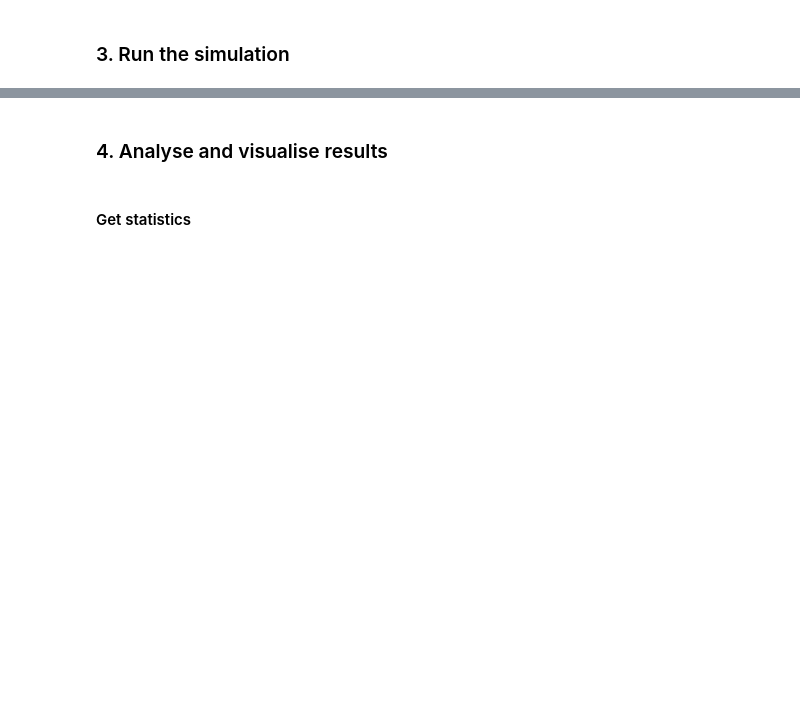
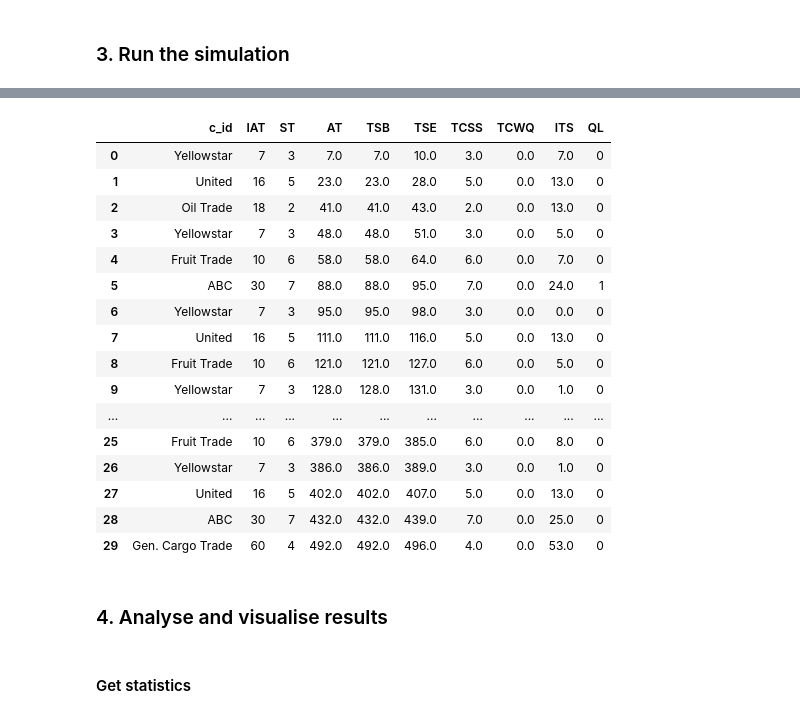
Before and after one commit to TUDelft-CITG/OpenQTSim, a Jupyter notebook: notebooks/Queueing theory - D D 1 example.ipynb, the cells around one changed output, grey strips where cells are left out. Saved outputs shown, nothing was run; the diff lists cells and outputs as text; code cells hidden in the pictures; blank space fills up the shorter version.

```diff
--- a/notebooks/Queueing theory - D D 1 example.ipynb
+++ b/notebooks/Queueing theory - D D 1 example.ipynb
@@ -74,3 +98,23 @@ KeyboardInterrupt:
+# %%
+sim.return_log()
+# %% [output]
+|  | c_id | IAT | ST | AT | TSB | TSE | TCSS | TCWQ | ITS | QL |
+| 0 | Yellowstar | 7 | 3 | 7.0 | 7.0 | 10.0 | 3.0 | 0.0 | 7.0 | 0 |
+| 1 | United | 16 | 5 | 23.0 | 23.0 | 28.0 | 5.0 | 0.0 | 13.0 | 0 |
+| 2 | Oil Trade | 18 | 2 | 41.0 | 41.0 | 43.0 | 2.0 | 0.0 | 13.0 | 0 |
+| 3 | Yellowstar | 7 | 3 | 48.0 | 48.0 | 51.0 | 3.0 | 0.0 | 5.0 | 0 |
+| 4 | Fruit Trade | 10 | 6 | 58.0 | 58.0 | 64.0 | 6.0 | 0.0 | 7.0 | 0 |
+| 5 | ABC | 30 | 7 | 88.0 | 88.0 | 95.0 | 7.0 | 0.0 | 24.0 | 1 |
+| 6 | Yellowstar | 7 | 3 | 95.0 | 95.0 | 98.0 | 3.0 | 0.0 | 0.0 | 0 |
+| 7 | United | 16 | 5 | 111.0 | 111.0 | 116.0 | 5.0 | 0.0 | 13.0 | 0 |
+| 8 | Fruit Trade | 10 | 6 | 121.0 | 121.0 | 127.0 | 6.0 | 0.0 | 5.0 | 0 |
+| 9 | Yellowstar | 7 | 3 | 128.0 | 128.0 | 131.0 | 3.0 | 0.0 | 1.0 | 0 |
+| ... | ... | ... | ... | ... | ... | ... | ... | ... | ... | ... |
+| 25 | Fruit Trade | 10 | 6 | 379.0 | 379.0 | 385.0 | 6.0 | 0.0 | 8.0 | 0 |
+| 26 | Yellowstar | 7 | 3 | 386.0 | 386.0 | 389.0 | 3.0 | 0.0 | 1.0 | 0 |
+| 27 | United | 16 | 5 | 402.0 | 402.0 | 407.0 | 5.0 | 0.0 | 13.0 | 0 |
+| 28 | ABC | 30 | 7 | 432.0 | 432.0 | 439.0 | 7.0 | 0.0 | 25.0 | 0 |
+| 29 | Gen. Cargo Trade | 60 | 4 | 492.0 | 492.0 | 496.0 | 4.0 | 0.0 | 53.0 | 0 |
 # %% [markdown]
 ### 4. Analyse and visualise results
 # %% [markdown]
```
Also changed, not shown: parts of 7 cells of this notebook, 4 other files.
